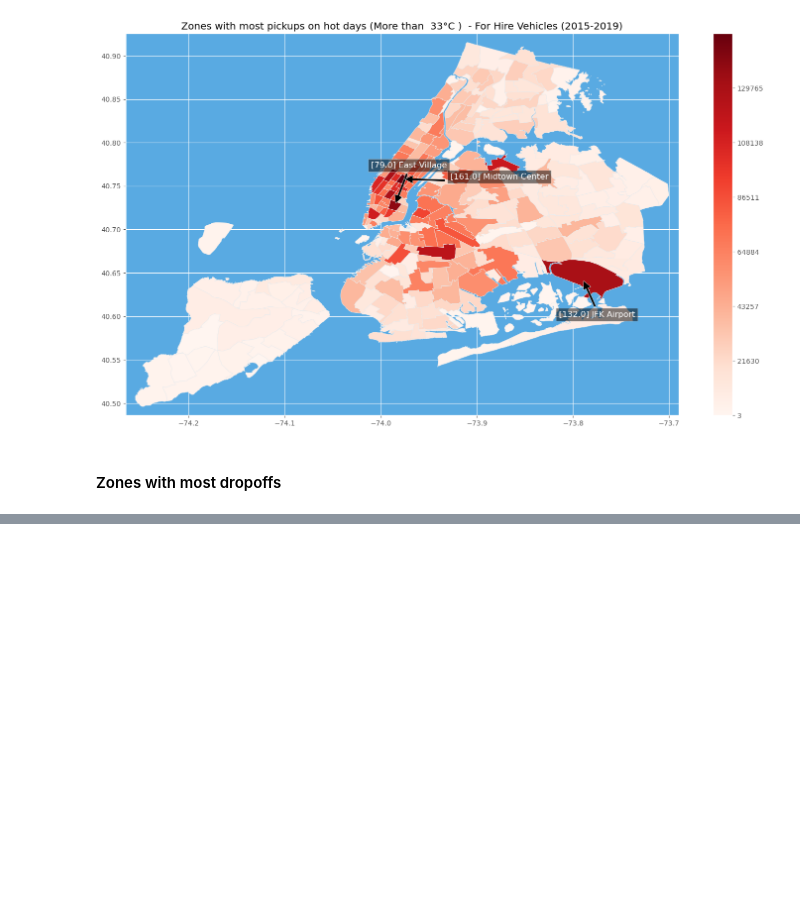
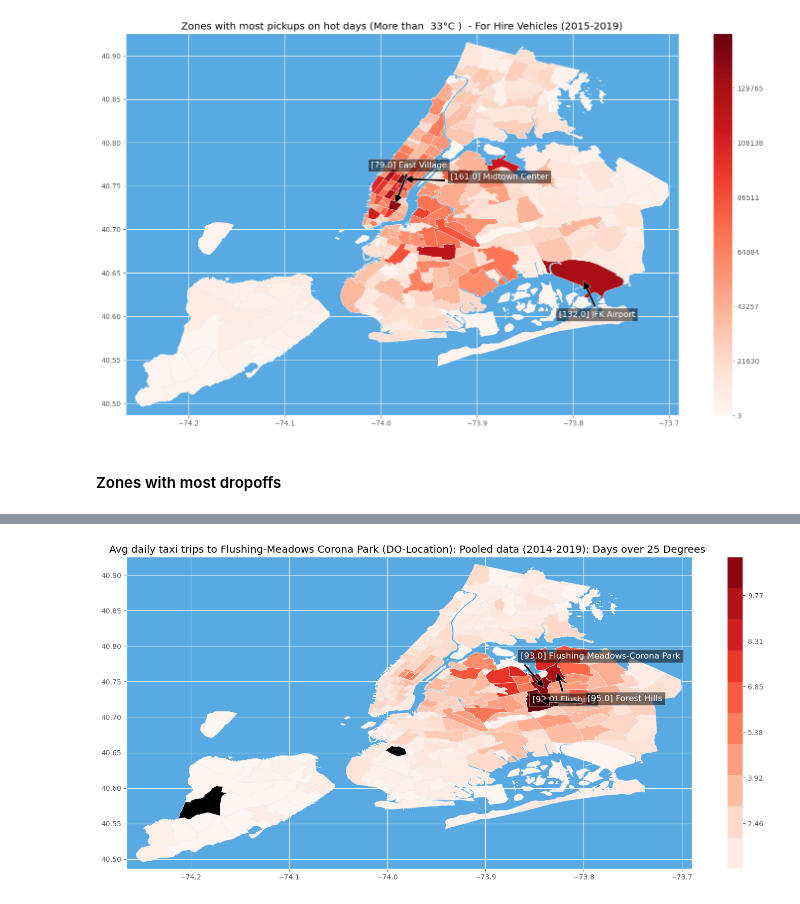
Before and after one commit to maxxxbb/mobility_heat, a Jupyter notebook: Pickup_Maps.ipynb, the cells around one changed output, grey strips where cells are left out. Drawn from its saved outputs; the diff is of its cells as text; code cells hidden in the pictures; blank space fills up the shorter version.

```diff
--- a/Pickup_Maps.ipynb
+++ b/Pickup_Maps.ipynb
@@ -311,0 +465,15 @@ draw_zone_map(ax, sf, heat=PUcount_green, text=PUtop3_green.index.tolist())
+# %%
+avg_origin_coronapark = pd.read_csv("Pooled_data/avg_destination_coronapark.csv")
+
+avg_og = avg_origin_coronapark.merge(df_loc[["borough", "location_i", "zone"]], left_on="PULocationID", right_on="location_i").drop("PULocationID", axis=1)
+
+
+PUtop3_trips = avg_og.sort_values(by=['average_daily_trips_25'], ascending=False).set_index("location_i").head(3)
+
+origin_dict = dict(zip(avg_og['location_i'].tolist(),avg_og['average_daily_trips_25'].tolist()))
+
+fig, ax = plt.subplots(nrows=1, ncols=1, figsize=(18,8))
+ax.set_title("Avg daily taxi trips to Flushing-Meadows Corona Park (DO-Location): Pooled data (2014-2019): Days over 25 Degrees ")
+draw_zone_map(ax, sf, heat=origin_dict, text=PUtop3_trips.index.tolist())
+# %% [output]
+[figure, added]
```
Also changed, not shown: parts of 9 cells of this notebook, 20 other files.
